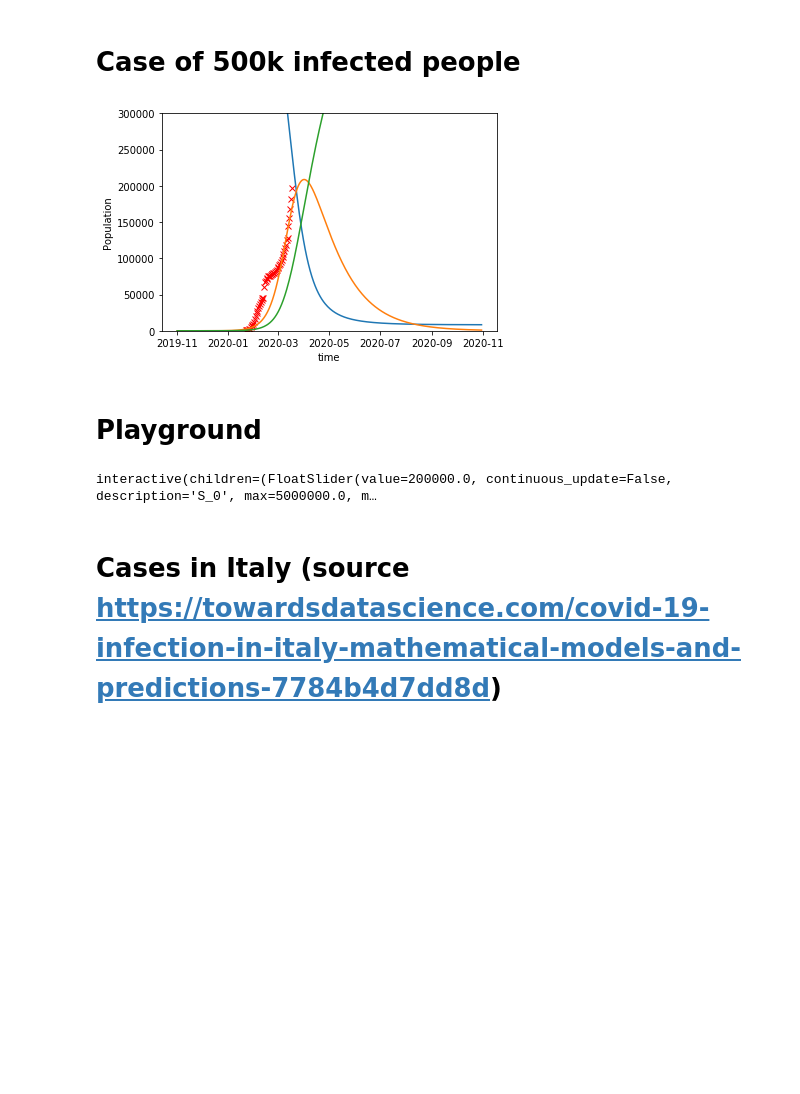
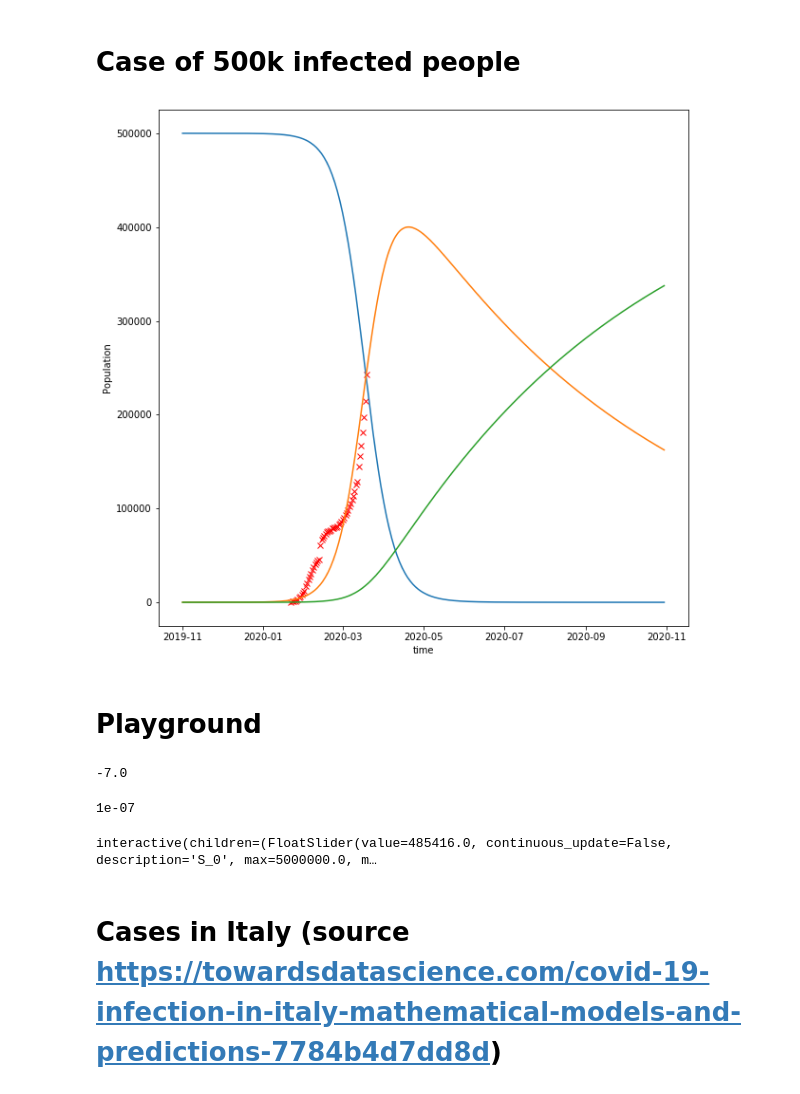
Before and after one commit to gbellandi/corona_model, a Jupyter notebook: Corona_model_scenarios_JHUdata.ipynb, the cells around one changed output. Cells and saved outputs as stored; diff of their text form; code cells hidden in the pictures; blank space fills up the shorter version.

```diff
--- a/Corona_model_scenarios_JHUdata.ipynb
+++ b/Corona_model_scenarios_JHUdata.ipynb
@@ -67,19 +67,27 @@ axes.set_ylim([0, 2000000]);
 # Case of 500k infected people
 # %%
 model = SIRmodel(np.arange(0., 365, 1), 500000, 1, 0,
-                   0.00000025, # beta how often a susceptible-infected contact results in a new infection.
-                   0.03, # gamma rate an infected recovers and moves into the resistant phase
+                   0.0000002, # beta how often a susceptible-infected contact results in a new infection.
+                   0.005, # gamma rate an infected recovers and moves into the resistant phase
                    returnDataFrame=True,
                 plotFig=False)
 
-fig, axes = plt.subplots(1,1)
+fig, axes = plt.subplots(1,1, figsize=(10,10))
 axes.set_xlabel('time')
 axes.set_ylabel('Population')
 
 axes.plot(COVID19_totalConf, 'rx')
-axes.plot(model)
-axes.set_ylim([0, 300000]);
+axes.plot(model);
+# axes.set_ylim([0, 300000]);
 # %% [output]
-[figure, old version]
+[figure, new version]
 # %% [markdown]
 # Playground
+# %%
+np.log10(1e-7)
+# %% [output]
+-7.0
+# %%
+10**(-7)
+# %% [output]
+1e-07
@@ -86,22 +120,25 @@ axes.set_ylim([0, 300000]);
 # %%
 # fig, axes = plt.subplots(1,1)
-# # axes.set_xlabel('time')
-# # axes.set_ylabel('Population')
+# axes.set_xlabel('time')
+# axes.set_ylabel('Population')
 
-interact(SIRmodel,
+interact(SIRmodel_logbeta,
          tijdstappen=fixed(np.arange(0., 1000, 1)),
          COVID19_totalConf=COVID19_totalConf,
-                   S_0=FloatSlider(value=200000, min=100000, max=5000000, step=100000,
-                                    continuous_update=False, readout_format='.2e'),
+                   S_0=FloatSlider(value=2*COVID19_totalConf.max()[0],
+                                   min=1.5*COVID19_totalConf.max()[0],
+                                   max=5000000,
+                                   step=100000,
+                                   continuous_update=False, readout_format='.2e'),
                    I_0=fixed(1), R_0=fixed(0),
-                   beta=FloatSlider(value=2e-6, min=1e-6, max=9e-6, step=1e-9,
+                   log10_beta=FloatSlider(value=-5, min=-8, max=-4, step=0.01,
                                     continuous_update=True, readout_format='.2e'),
-                   gamma=FloatSlider(value=0.03, min=0, max=0.5, step=0.001,
+                   gamma=FloatSlider(value=0.01, min=0, max=0.05, step=0.001,
                                      continuous_update=False, readout_format='.2e'),
                    returnDataFrame=fixed(False));
 # axes.plot(COVID19_totalConf, 'rx')
 # %% [output]
-interactive(children=(FloatSlider(value=200000.0, continuous_update=False, description='S_0', max=5000000.0, m…
+interactive(children=(FloatSlider(value=485416.0, continuous_update=False, description='S_0', max=5000000.0, m…
 # %% [markdown]
 # Cases in Italy (source https://towardsdatascience.com/covid-19-infection-in-italy-mathematical-models-and-predictions-7784b4d7dd8d)
 # %%
```
Also changed, not shown: parts of 4 cells of this notebook.
